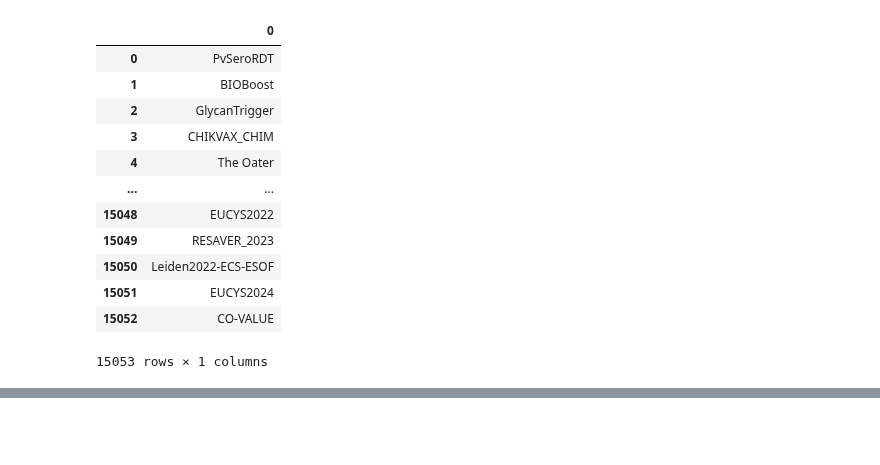
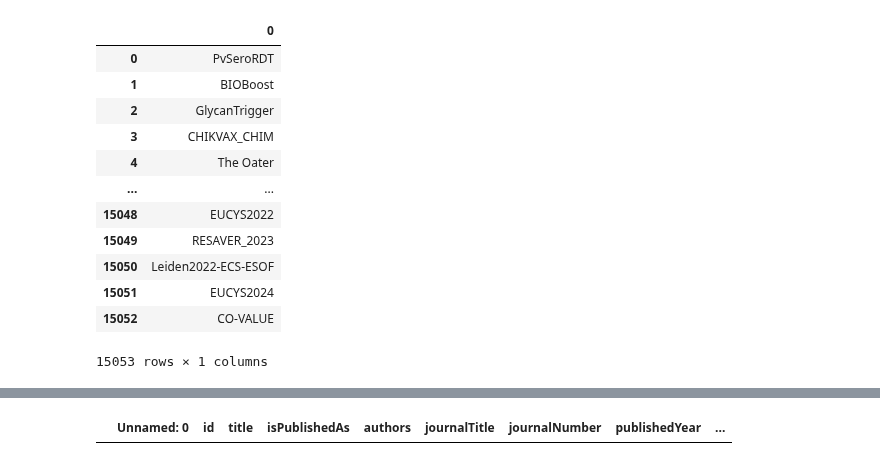
Before and after one commit to sulikismaylovv/EU_Horizon_Dashboard, a Jupyter notebook: notebooks/01_data_preparation.ipynb, the cells around one changed output, grey strips where cells are left out. Saved outputs shown, nothing was run; the diff lists cells and outputs as text; code cells hidden in the pictures; blank space fills up the shorter version.

```diff
--- a/notebooks/01_data_preparation.ipynb
+++ b/notebooks/01_data_preparation.ipynb
@@ -626,3 +641,9 @@ Deliverables:
 
 Web Links:
 []
+# %%
+project = Project_data(Data_structure, acronym="GlycanTrigger")
+# %%
+project.publications
+# %% [output]
+|  | Unnamed: 0 | id | title | isPublishedAs | authors | journalTitle | journalNumber | publishedYear | ... |
```
Also changed, not shown: parts of 17 cells of this notebook, 16 other files.
